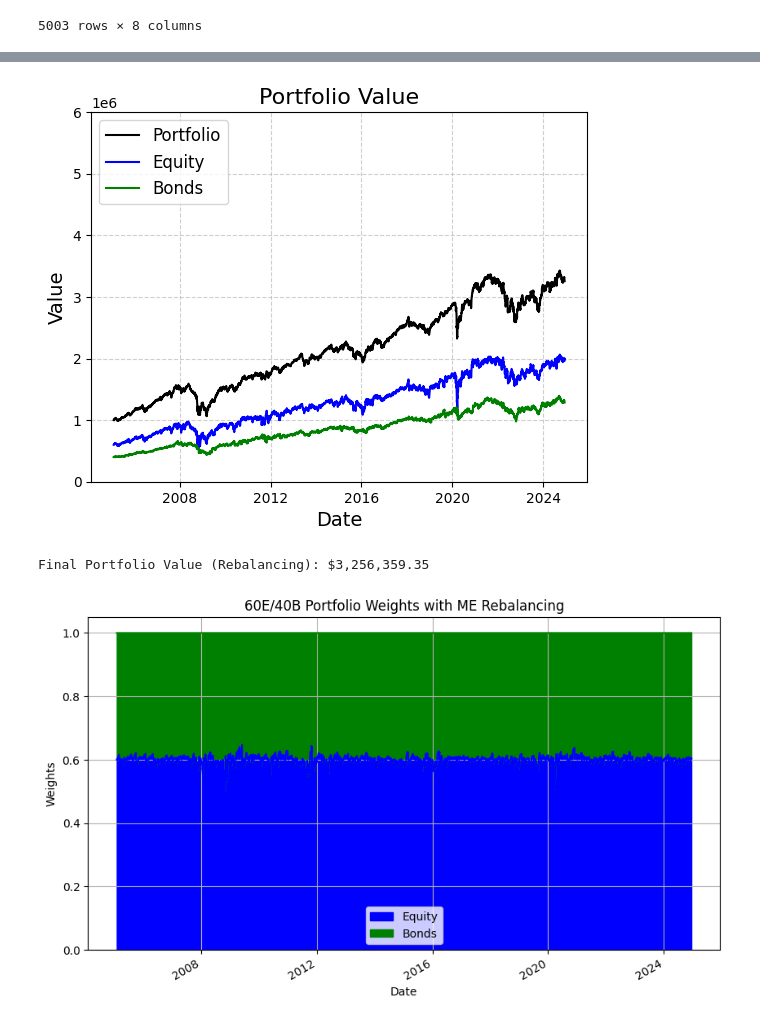
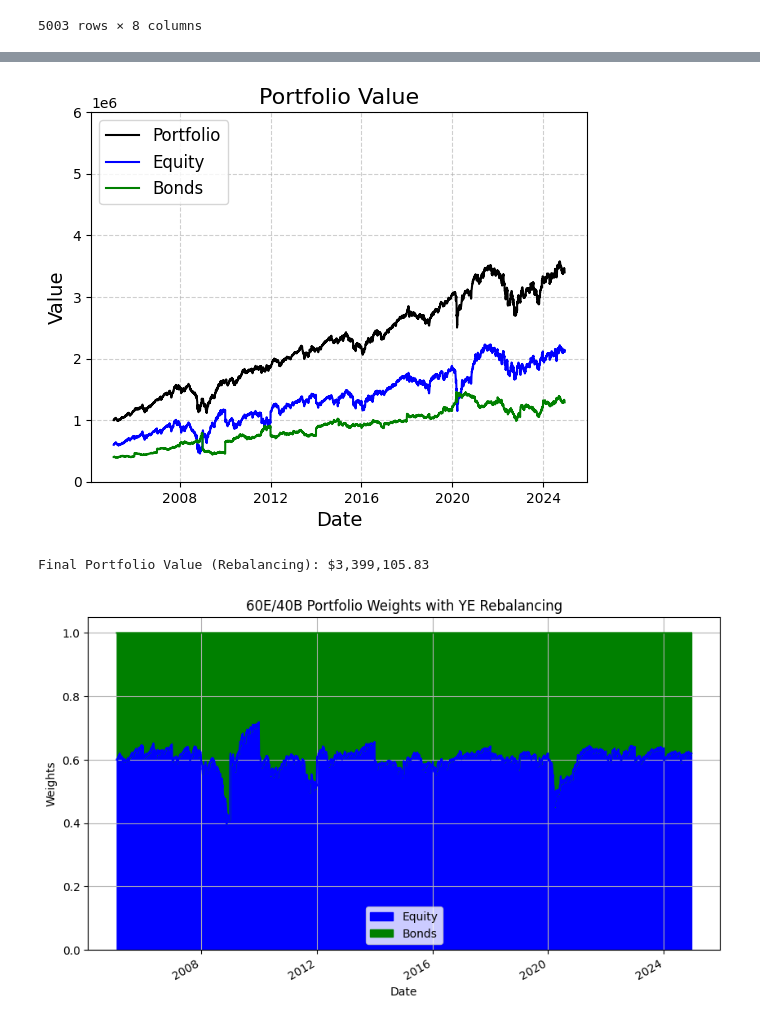
Before and after one commit to plaishev/asset_mgmt_seminar, a Jupyter notebook: 60E_40B.ipynb, the cells around one changed output, grey strips where cells are left out. Cells and saved outputs as stored; diff of their text form; code cells hidden in the pictures.

```diff
--- a/60E_40B.ipynb
+++ b/60E_40B.ipynb
@@ -165,8 +238,8 @@ Monthly 99% Value at Risk (VaR): -0.0780
 # %%
-#### 60/40 Bond Rebalancing Portfolio Construction ####
+#### 60/40 Bond Rebalancing Portfolio Construction #### old
 
 # Define rebalancing frequency
-n_frequency_rebalancing = 'ME'  # 'ME' = monthly, 'QE' = quarterly, 'YE' = yearly
+n_frequency_rebalancing = 'YE'  # 'ME' = monthly, 'QE' = quarterly, 'YE' = yearly
 
 # Define asset-class weights
 asset_class_weights_rebalancing = {
@@ -278,36 +351,36 @@ colors = {
 #    'Gold': 'orange',
 }
 
 for column in portfolio_value_rebalancing.columns:
     plt.plot(portfolio_value_rebalancing.index, portfolio_value_rebalancing[column], label=column, color=colors[column])
 
 # Add labels, title, and legend
 plt.title("Portfolio Value", fontsize=16)
 plt.xlabel("Date", fontsize=14)
 plt.ylabel("Value", fontsize=14)
 plt.ylim(0, 6000000)
 plt.legend(fontsize=12, loc='upper left')
 plt.grid(True, linestyle='--', alpha=0.6)
 plt.show()
 
 # Print final portfolio value
 print(f"Final Portfolio Value (Rebalancing): ${portfolio_value_rebalancing.iloc[-1]['Portfolio']:,.2f}")
 
 
 portfolio_weights = pd.concat([equity_weights, bonds_weights], axis=1)
 portfolio_weights.rename(columns={list(portfolio_weights)[0]:'Equity',
                                   list(portfolio_weights)[1]:'Bonds'}, inplace=True)
 
 portfolio_weights.plot(figsize=(10, 6), kind='area', stacked=True, color=['blue', 'green'])
 plt.title(f'60E/40B Portfolio Weights with {n_frequency_rebalancing} Rebalancing')
 plt.xlabel('Date')
 plt.ylabel('Weights')
 plt.grid(True)
 plt.show()
 # %% [output]
-[figure, old version]
+[figure, new version]
-Final Portfolio Value (Rebalancing): $3,256,359.35
+Final Portfolio Value (Rebalancing): $3,399,105.83
-[figure, old version]
+[figure, new version]
 # %%
 #### 60/40 Bond Rebalancing Portfolio Analytics ####
 
```
Also changed, not shown: parts of 3 cells of this notebook, 1 other file.
